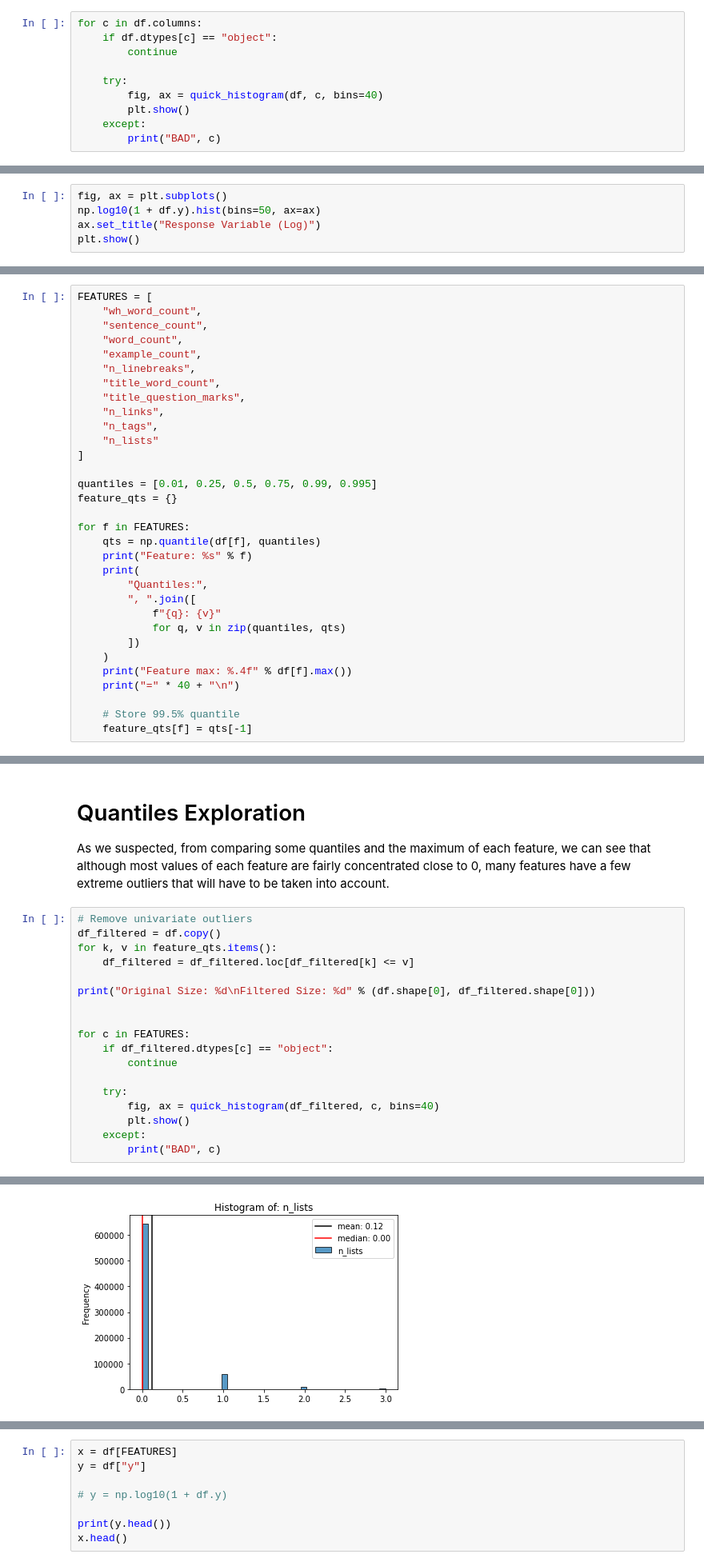
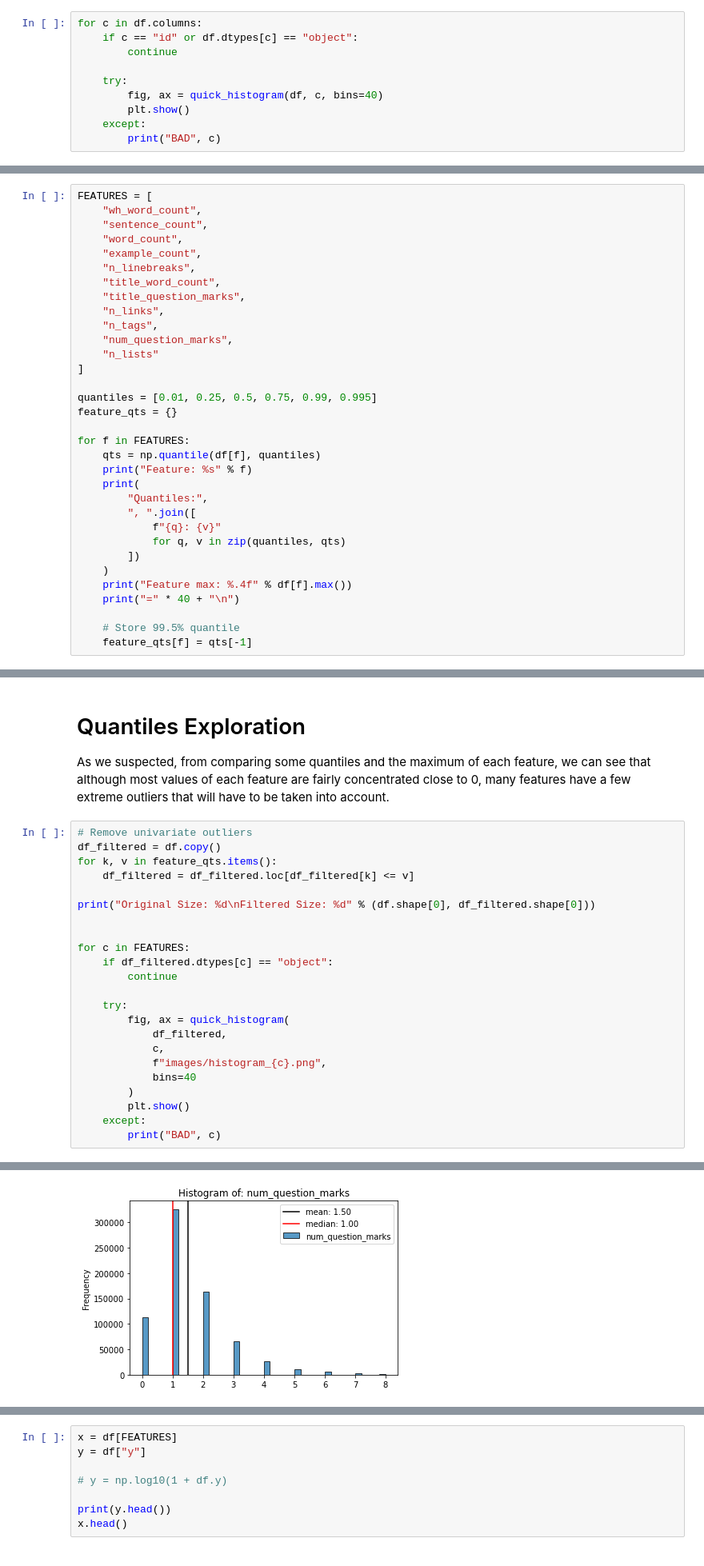
Before and after one commit to factoredai/sokrates, a Jupyter notebook: Exploration.ipynb, the cells around one changed output, grey strips where cells are left out. Shown at 80% size. Cells and saved outputs as stored; diff of their text form.

```diff
--- a/Exploration.ipynb
+++ b/Exploration.ipynb
@@ -155,7 +157,7 @@ target  --  1
 ## Variable Histograms
 # %%
 for c in df.columns:
-    if df.dtypes[c] == "object":
+    if c == "id" or df.dtypes[c] == "object":
         continue
 
     try:
@@ -180,5 +181,0 @@ BAD time_til_first_answer
-# %%
-fig, ax = plt.subplots()
-np.log10(1 + df.y).hist(bins=50, ax=ax)
-ax.set_title("Response Variable (Log)")
-plt.show()
@@ -205,6 +200,7 @@ FEATURES = [
     "title_question_marks",
     "n_links",
     "n_tags",
+    "num_question_marks",
     "n_lists"
 ]
 
@@ -261,7 +257,12 @@ for c in FEATURES:
         continue
 
     try:
-        fig, ax = quick_histogram(df_filtered, c, bins=40)
+        fig, ax = quick_histogram(
+            df_filtered,
+            c,
+            f"images/histogram_{c}.png",
+            bins=40
+        )
         plt.show()
     except:
         print("BAD", c)
@@ -271,10 +272,10 @@ Filtered Size: 715801
 [figure]
 [figure]
 [figure]
 [figure]
 [figure]
 [figure]
 [figure]
 [figure]
 [figure]
-[figure, old version]
+[figure, new version]
```
Also changed, not shown: parts of 28 cells of this notebook, 2 other files.
